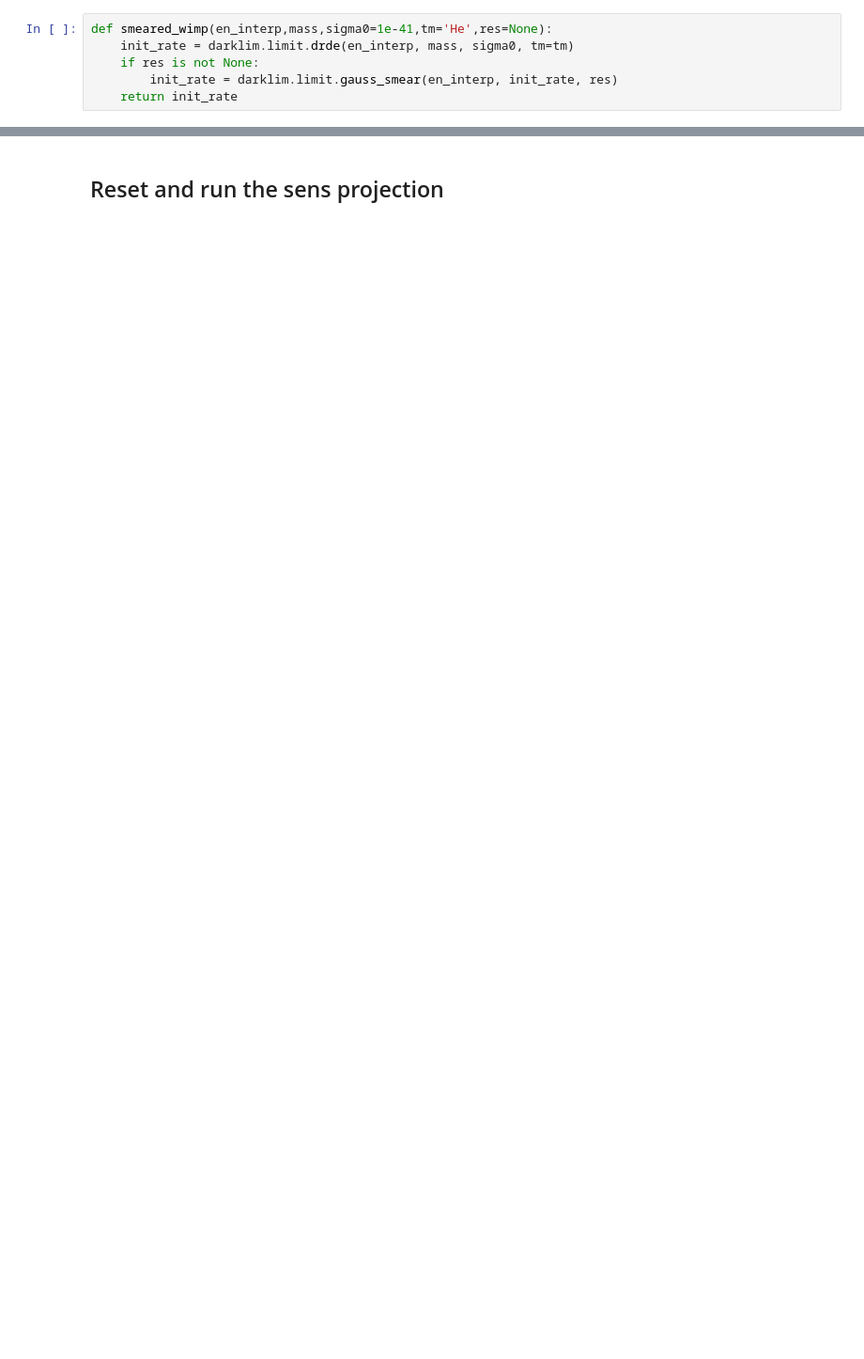
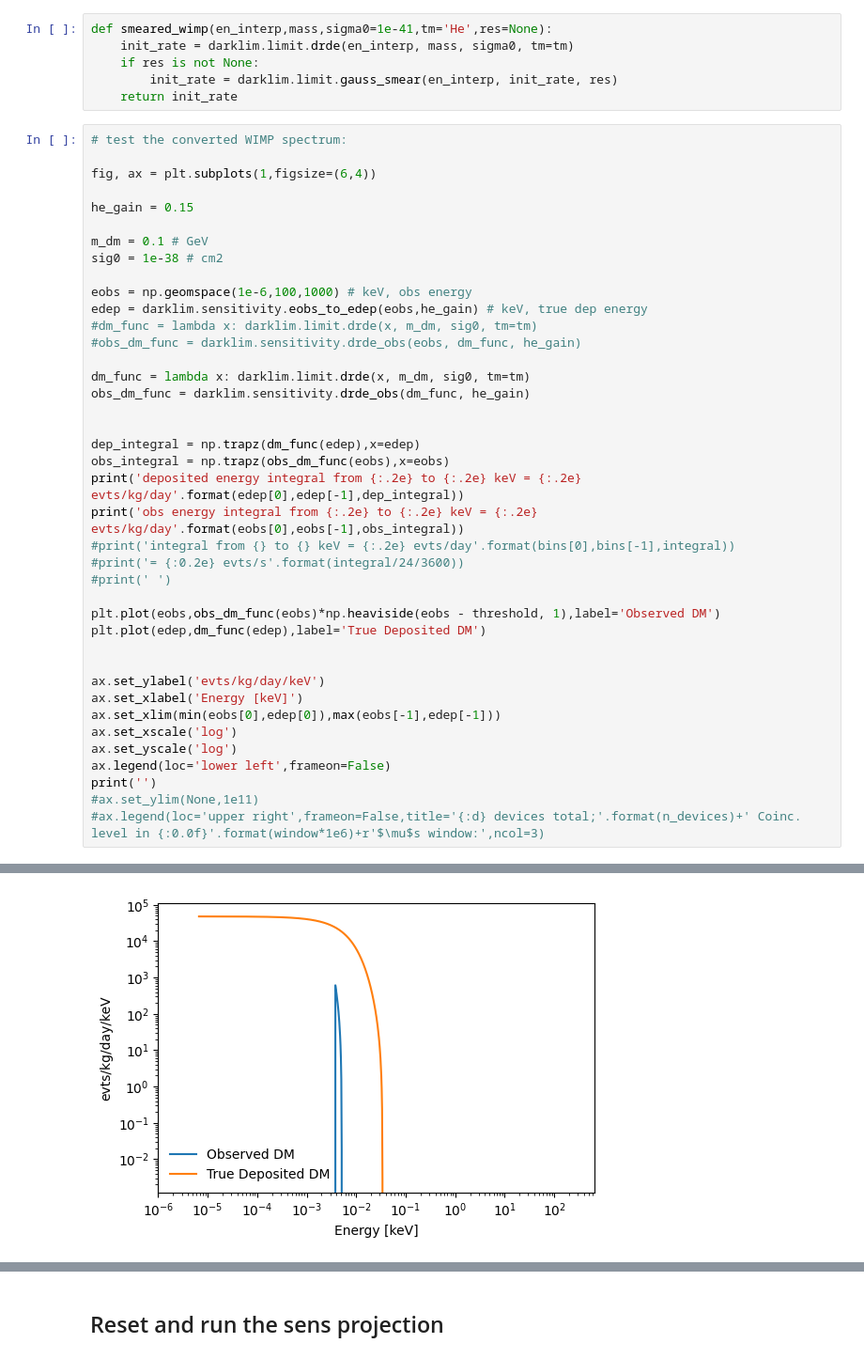
Before and after one commit to spice-herald/DarkLim, a Jupyter notebook: examples/helium.ipynb, the cells around one changed output, grey strips where cells are left out. Shown at 94% size. Saved outputs shown, nothing was run; the diff lists cells and outputs as text; blank space fills up the shorter version.

```diff
--- a/examples/helium.ipynb
+++ b/examples/helium.ipynb
@@ -119,3 +177,44 @@ def smeared_wimp(en_interp,mass,sigma0=1e-41,tm='He',res=None):
     if res is not None:
         init_rate = darklim.limit.gauss_smear(en_interp, init_rate, res)
     return init_rate
+# %%
+# test the converted WIMP spectrum:
+
+fig, ax = plt.subplots(1,figsize=(6,4))
+
+he_gain = 0.15
+
+m_dm = 0.1 # GeV
+sig0 = 1e-38 # cm2
+
+eobs = np.geomspace(1e-6,100,1000) # keV, obs energy
+edep = darklim.sensitivity.eobs_to_edep(eobs,he_gain) # keV, true dep energy
+#dm_func = lambda x: darklim.limit.drde(x, m_dm, sig0, tm=tm)
+#obs_dm_func = darklim.sensitivity.drde_obs(eobs, dm_func, he_gain)
+
+dm_func = lambda x: darklim.limit.drde(x, m_dm, sig0, tm=tm)
+obs_dm_func = darklim.sensitivity.drde_obs(dm_func, he_gain)
+
+
+dep_integral = np.trapz(dm_func(edep),x=edep)
+obs_integral = np.trapz(obs_dm_func(eobs),x=eobs)
+print('deposited energy integral from {:.2e} to {:.2e} keV = {:.2e} evts/kg/day'.format(edep[0],edep[-1],dep_integral))
+print('obs energy integral from {:.2e} to {:.2e} keV = {:.2e} evts/kg/day'.format(eobs[0],eobs[-1],obs_integral))
+#print('integral from {} to {} keV = {:.2e} evts/day'.format(bins[0],bins[-1],integral))
+#print('= {:0.2e} evts/s'.format(integral/24/3600))
+#print(' ')
+
+plt.plot(eobs,obs_dm_func(eobs)*np.heaviside(eobs - threshold, 1),label='Observed DM')
+plt.plot(edep,dm_func(edep),label='True Deposited DM')
+
+
+ax.set_ylabel('evts/kg/day/keV')
+ax.set_xlabel('Energy [keV]')
+ax.set_xlim(min(eobs[0],edep[0]),max(eobs[-1],edep[-1]))
+ax.set_xscale('log')
+ax.set_yscale('log')
+ax.legend(loc='lower left',frameon=False)
+print('')
+#ax.set_ylim(None,1e11)
+#ax.legend(loc='upper right',frameon=False,title='{:d} devices total;'.format(n_devices)+' Coinc. level in {:0.0f}'.format(window*1e6)+r'$\mu$s window:',ncol=3)
+# %% [output]
@@ -122 +223,2 @@ def smeared_wimp(en_interp,mass,sigma0=1e-41,tm='He',res=None):
+[figure, added]
 # %%
```
Also changed, not shown: parts of 9 cells of this notebook, 4 other files.
